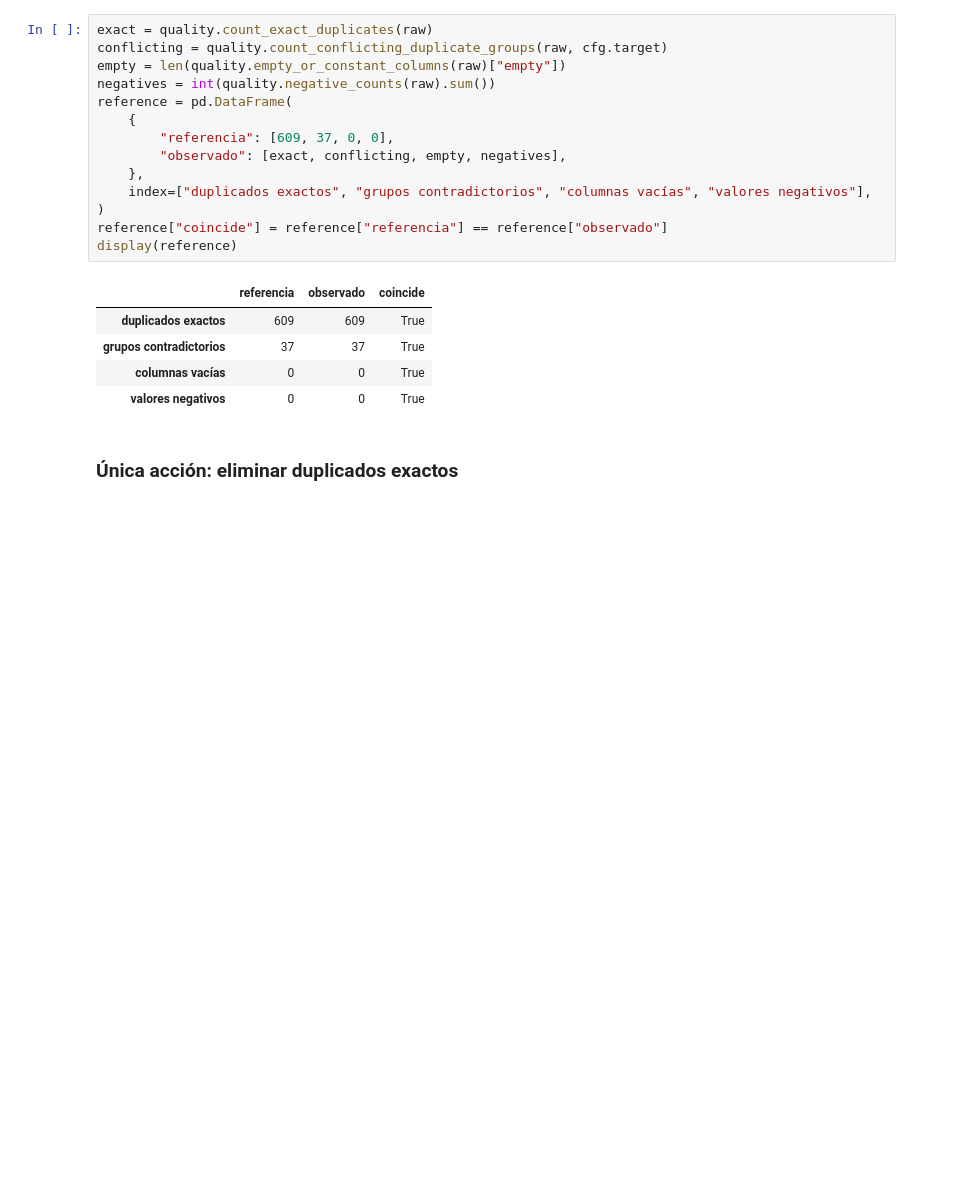
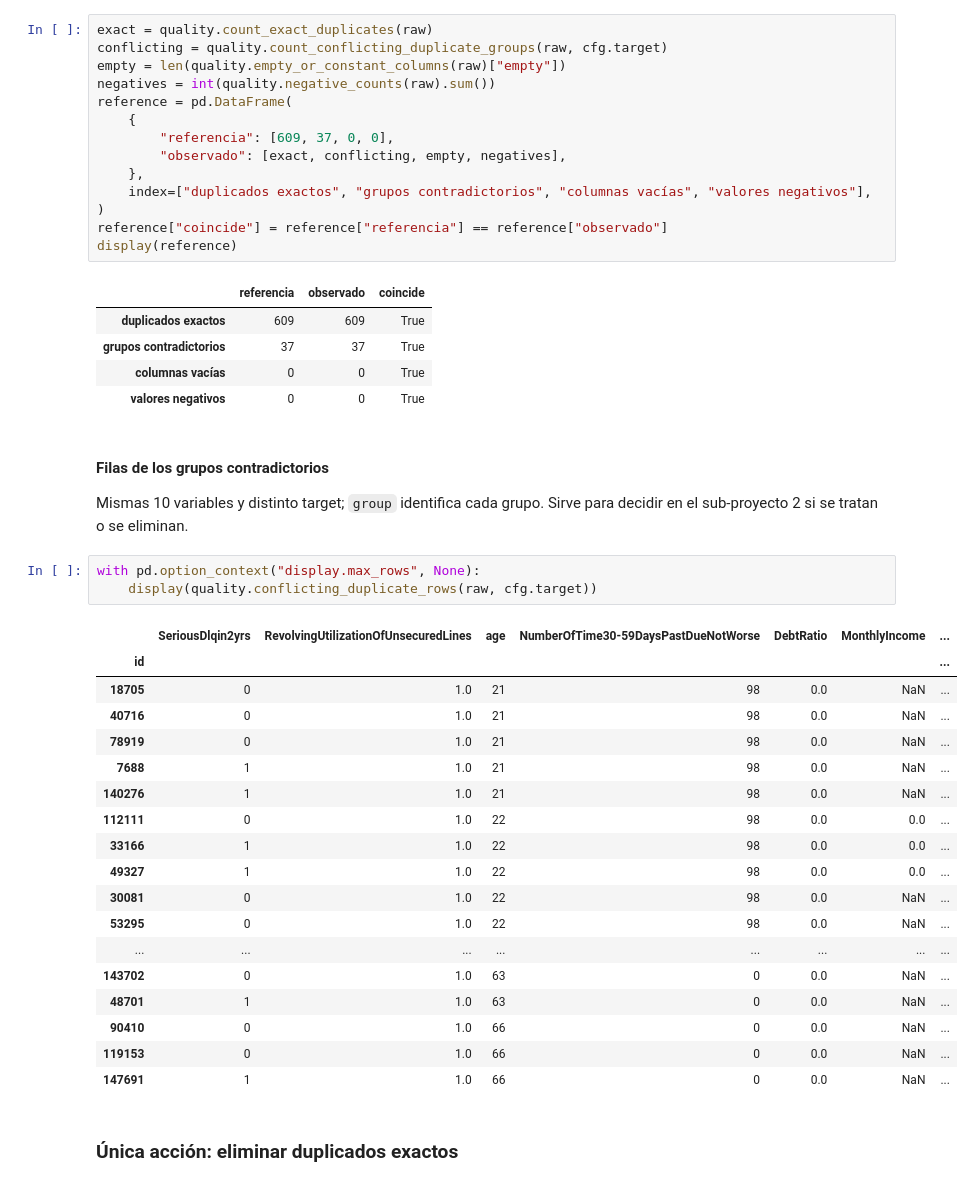
Before and after one commit to marcelamu9/give-me-some-credit, a Jupyter notebook: notebooks/01-eda.ipynb, the cells around one changed output. Cells and saved outputs as stored; diff of their text form; blank space fills up the shorter version.

Commit message:
feat: show conflicting and domain-issue rows with risk profile in EDA
Co-Authored-By: Claude Opus 5.5 <noreply@anthropic.com>

```diff
--- a/notebooks/01-eda.ipynb
+++ b/notebooks/01-eda.ipynb
@@ -125,6 +201,32 @@ display(reference)
 | grupos contradictorios | 37 | 37 | True |
 | columnas vacías | 0 | 0 | True |
 | valores negativos | 0 | 0 | True |
+# %% [markdown]
+#### Filas de los grupos contradictorios
+
+Mismas 10 variables y distinto target; `group` identifica cada grupo. Sirve para decidir en el sub-proyecto 2 si se tratan o se eliminan.
+# %%
+with pd.option_context("display.max_rows", None):
+    display(quality.conflicting_duplicate_rows(raw, cfg.target))
+# %% [output]
+|  | SeriousDlqin2yrs | RevolvingUtilizationOfUnsecuredLines | age | NumberOfTime30-59DaysPastDueNotWorse | DebtRatio | MonthlyIncome | ... |
+| id |  |  |  |  |  |  | ... |
+| 18705 | 0 | 1.0 | 21 | 98 | 0.0 | NaN | ... |
+| 40716 | 0 | 1.0 | 21 | 98 | 0.0 | NaN | ... |
+| 78919 | 0 | 1.0 | 21 | 98 | 0.0 | NaN | ... |
+| 7688 | 1 | 1.0 | 21 | 98 | 0.0 | NaN | ... |
+| 140276 | 1 | 1.0 | 21 | 98 | 0.0 | NaN | ... |
+| 112111 | 0 | 1.0 | 22 | 98 | 0.0 | 0.0 | ... |
+| 33166 | 1 | 1.0 | 22 | 98 | 0.0 | 0.0 | ... |
+| 49327 | 1 | 1.0 | 22 | 98 | 0.0 | 0.0 | ... |
+| 30081 | 0 | 1.0 | 22 | 98 | 0.0 | NaN | ... |
+| 53295 | 0 | 1.0 | 22 | 98 | 0.0 | NaN | ... |
+| ... | ... | ... | ... | ... | ... | ... | ... |
+| 143702 | 0 | 1.0 | 63 | 0 | 0.0 | NaN | ... |
+| 48701 | 1 | 1.0 | 63 | 0 | 0.0 | NaN | ... |
+| 90410 | 0 | 1.0 | 66 | 0 | 0.0 | NaN | ... |
+| 119153 | 0 | 1.0 | 66 | 0 | 0.0 | NaN | ... |
+| 147691 | 1 | 1.0 | 66 | 0 | 0.0 | NaN | ... |
 # %% [markdown]
 ### Única acción: eliminar duplicados exactos
 # %%
```
Also changed, not shown: parts of 4 cells of this notebook, 5 other files.
